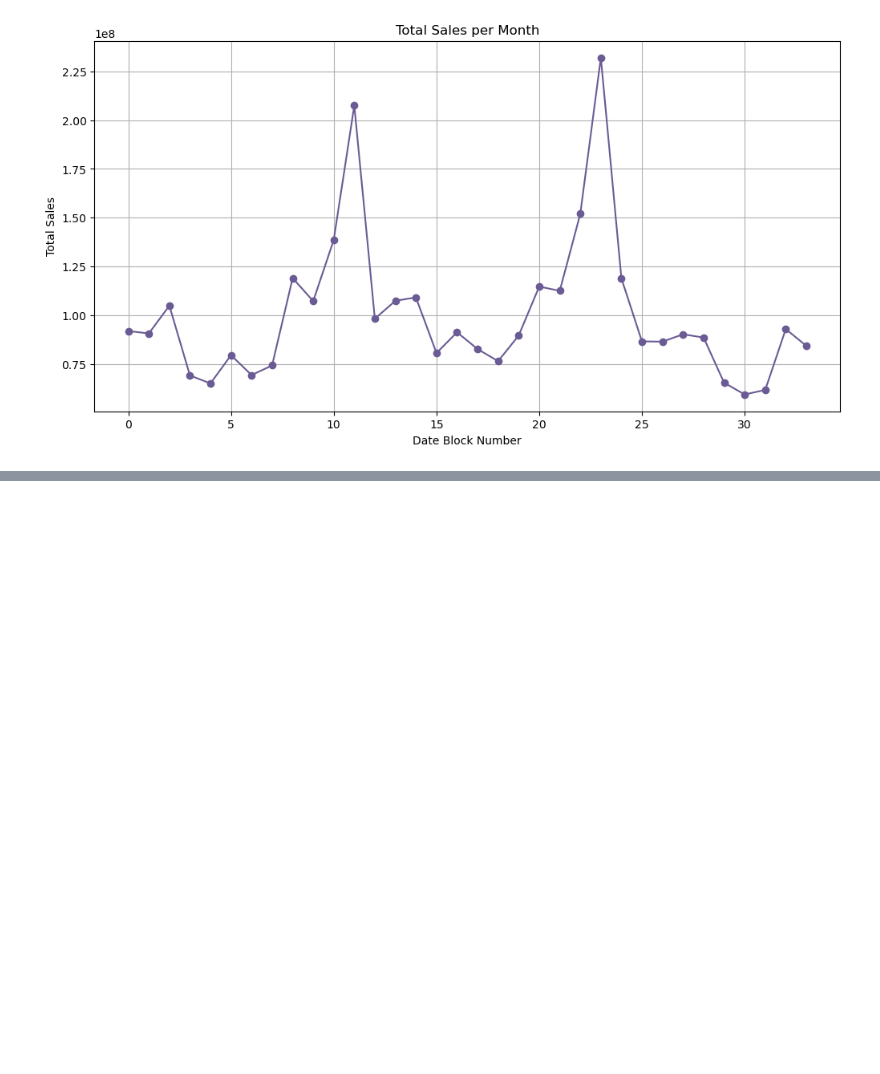
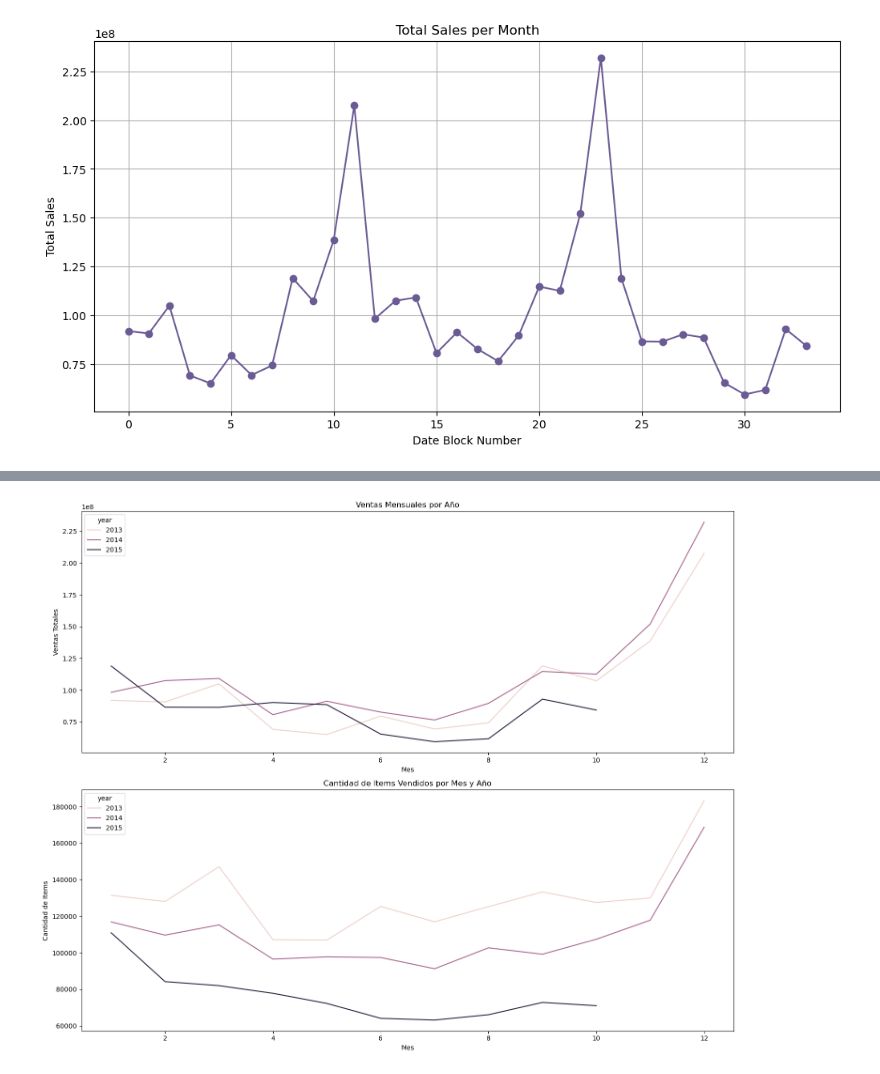
Before and after one commit to davescudero/PDT02, a Jupyter notebook: notebooks/EDA.ipynb, the cells around one changed output, grey strips where cells are left out. Cells and saved outputs as stored; diff of their text form; code cells hidden in the pictures; blank space fills up the shorter version.

```diff
--- a/competencia_scope.ipynb
+++ b/notebooks/EDA.ipynb
@@ -31,7 +31,7 @@ import matplotlib.pyplot as plt
 import numpy as np
 
 # Carga de datos
-sales_train_df = pd.read_csv('data/sales_train.csv')
+sales_train_df = pd.read_csv("/Users/davidescudero/Documents/ITAM/PDT02/data/sales_train.csv")
 
 print("🚀 Datos cargados exitosamente. ¡Listos para el análisis!")
 
@@ -454,0 +483,98 @@ Ventas totales por mes:
+# %%
+import seaborn as sns
+# 1. Análisis de Estacionalidad y Tendencias
+# Crear análisis mensual más detallado
+sales_by_month = sales_train_df.copy()
+sales_by_month['month'] = sales_by_month['date'].dt.month
+sales_by_month['year'] = sales_by_month['date'].dt.year
+
+# Análisis mensual agregado
+monthly_analysis = sales_by_month.groupby(['year', 'month']).agg({
+    'total_sales': 'sum',
+    'item_cnt_day': 'sum',
+    'item_price': 'mean'
+}).reset_index()
+
+# Visualización de patrones mensuales
+fig, axes = plt.subplots(2, 1, figsize=(15, 12))
+
+# Ventas por mes y año
+sns.lineplot(data=monthly_analysis, x='month', y='total_sales', hue='year', ax=axes[0])
+axes[0].set_title('Ventas Mensuales por Año')
+axes[0].set_xlabel('Mes')
+axes[0].set_ylabel('Ventas Totales')
+
+# Cantidad de items vendidos por mes y año
+sns.lineplot(data=monthly_analysis, x='month', y='item_cnt_day', hue='year', ax=axes[1])
+axes[1].set_title('Cantidad de Items Vendidos por Mes y Año')
+axes[1].set_xlabel('Mes')
+axes[1].set_ylabel('Cantidad de Items')
+
+plt.tight_layout()
+plt.show()
+
+# 2. Análisis de Tiendas
+# Calcular métricas por tienda
+store_metrics = sales_train_df.groupby('shop_id').agg({
+    'total_sales': ['sum', 'mean', 'std'],
+    'item_cnt_day': ['sum', 'mean', 'std'],
+    'item_price': ['mean', 'std']
+}).round(2)
+
+# Identificar tiendas top y bottom performers
+top_stores = store_metrics.nlargest(5, ('total_sales', 'sum'))
+bottom_stores = store_metrics.nsmallest(5, ('total_sales', 'sum'))
+
+print("Top 5 Tiendas por Ventas Totales:")
+print(top_stores)
+print("\nBottom 5 Tiendas por Ventas Totales:")
+print(bottom_stores)
+
+# 3. Análisis de Productos y Precios
+# Calcular correlaciones entre precio y ventas por categoría
+price_sales_corr = sales_train_df.groupby('item_id').agg({
+    'item_price': 'mean',
+    'item_cnt_day': 'sum'
+}).corr()
+
+# Visualizar la distribución de precios y ventas
+fig, axes = plt.subplots(1, 2, figsize=(15, 6))
+
+sns.boxplot(data=sales_train_df, y='item_price', ax=axes[0])
+axes[0].set_title('Distribución de Precios')
+
+sns.boxplot(data=sales_train_df, y='item_cnt_day', ax=axes[1])
+axes[1].set_title('Distribución de Cantidades Vendidas')
+
+plt.tight_layout()
+plt.show()
+
+# 4. Análisis de Valores Atípicos y Patrones
+# Detectar valores atípicos en ventas y precios
+Q1_price = sales_train_df['item_price'].quantile(0.25)
+Q3_price = sales_train_df['item_price'].quantile(0.75)
+IQR_price = Q3_price - Q1_price
+
+outliers_price = sales_train_df[
+    (sales_train_df['item_price'] < (Q1_price - 1.5 * IQR_price)) |
+    (sales_train_df['item_price'] > (Q3_price + 1.5 * IQR_price))
+]
+
+print("\nEstadísticas de Valores Atípicos:")
+print(f"Número de valores atípicos en precios: {len(outliers_price)}")
+print(f"Porcentaje de valores atípicos: {(len(outliers_price)/len(sales_train_df)*100):.2f}%")
+
+# 5. Análisis de Volatilidad
+# Calcular la volatilidad de ventas por tienda
+volatility = sales_train_df.groupby('shop_id')['total_sales'].agg(['mean', 'std'])
+volatility['cv'] = (volatility['std'] / volatility['mean']) * 100  # Coeficiente de variación
+
+# Visualizar la volatilidad
+plt.figure(figsize=(12, 6))
+sns.scatterplot(data=volatility.reset_index(), x='mean', y='cv')
+plt.title('Volatilidad de Ventas por Tienda')
+plt.xlabel('Ventas Promedio')
+plt.ylabel('Coeficiente de Variación (%)')
+plt.show()
+# %% [output]
+[figure, added]
```
Also changed, not shown: parts of 6 cells of this notebook, 3 other files.
